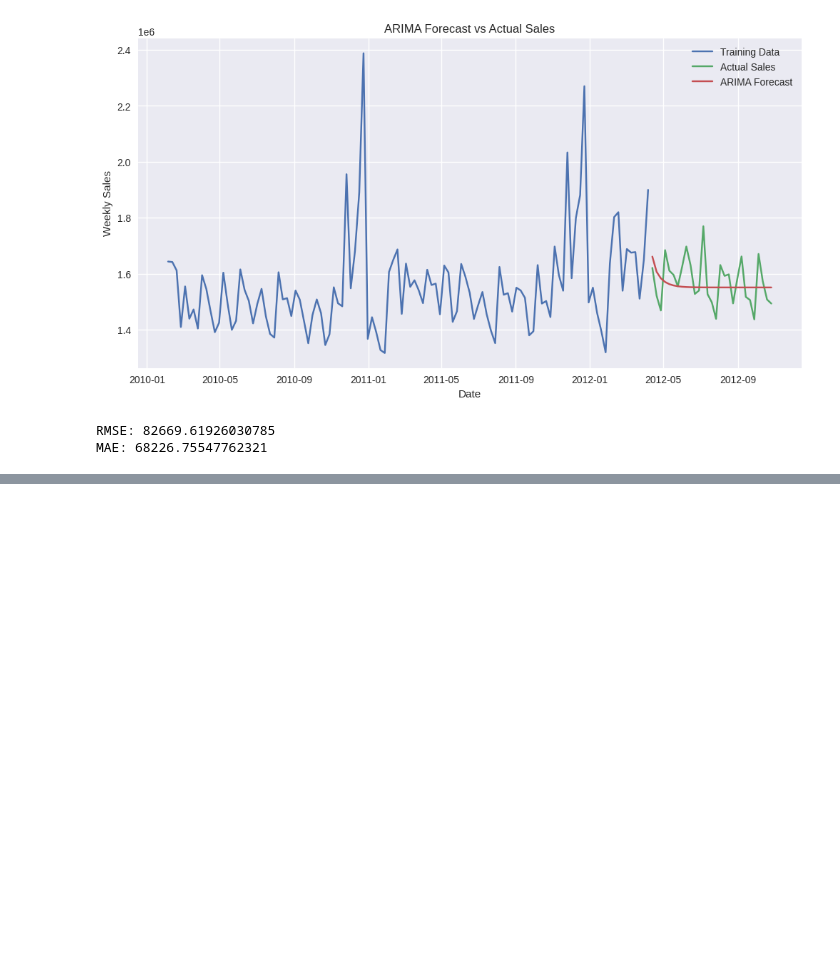
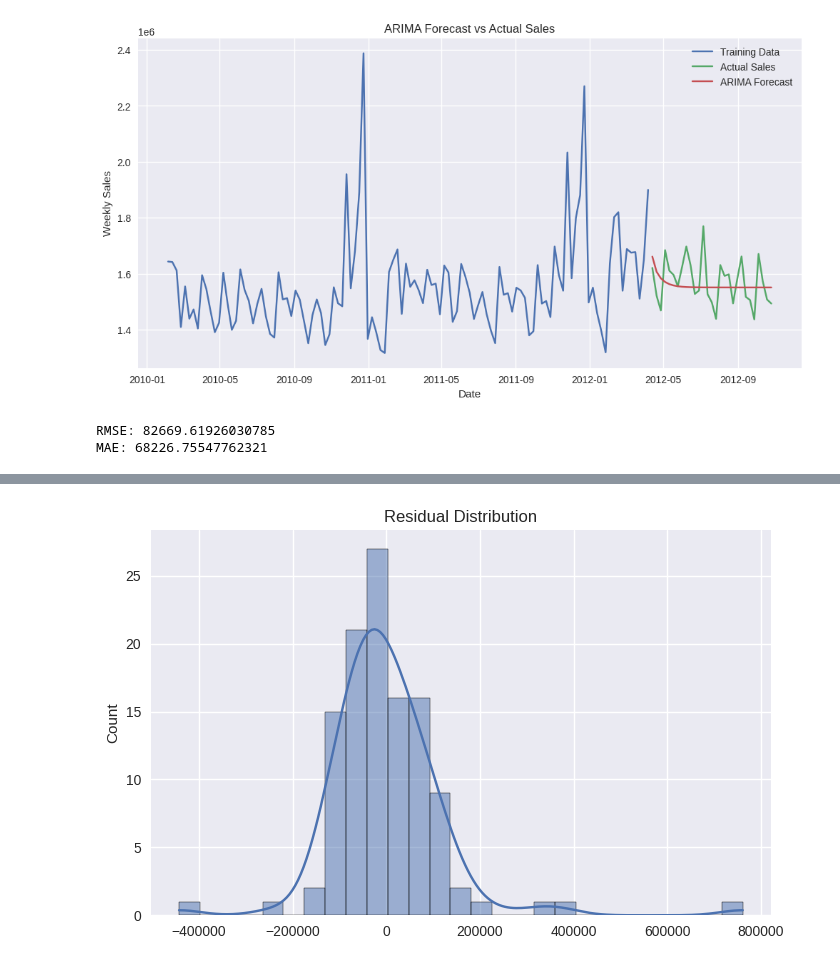
Before and after one commit to prarthna-kul/Retail-Sales-Forecasting, a Jupyter notebook: Retail_Sales_Forecasting_TimeSeries.ipynb, the cells around one changed output, grey strips where cells are left out. Saved outputs shown, nothing was run; the diff lists cells and outputs as text; code cells hidden in the pictures; blank space fills up the shorter version.

```diff
--- a/Retail_Sales_Forecasting_TimeSeries.ipynb
+++ b/Retail_Sales_Forecasting_TimeSeries.ipynb
@@ -319,0 +446,7 @@ MAE: 68226.75547762321
+# %%
+plt.figure(figsize=(8,5))
+sns.histplot(residuals, kde=True)
+plt.title("Residual Distribution")
+plt.show()
+# %% [output]
+[figure, added]
```
Also changed, not shown: parts of 26 cells of this notebook.
